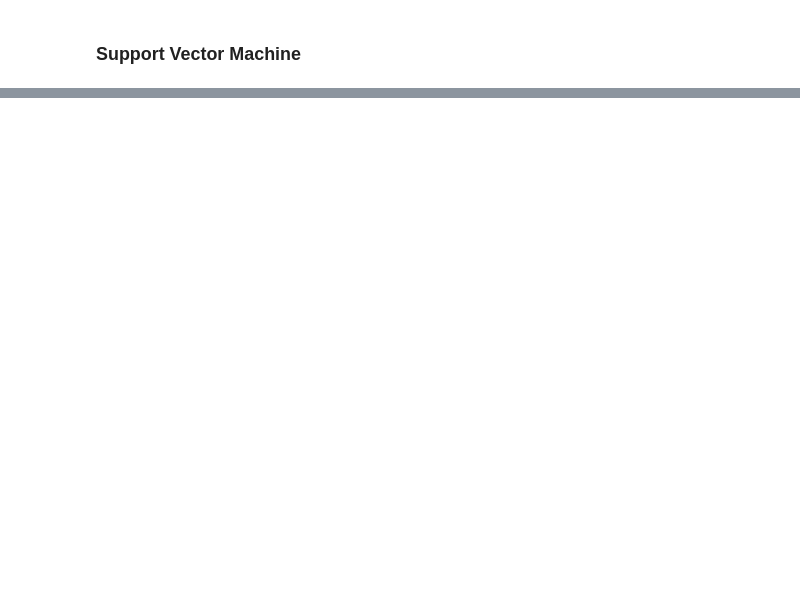
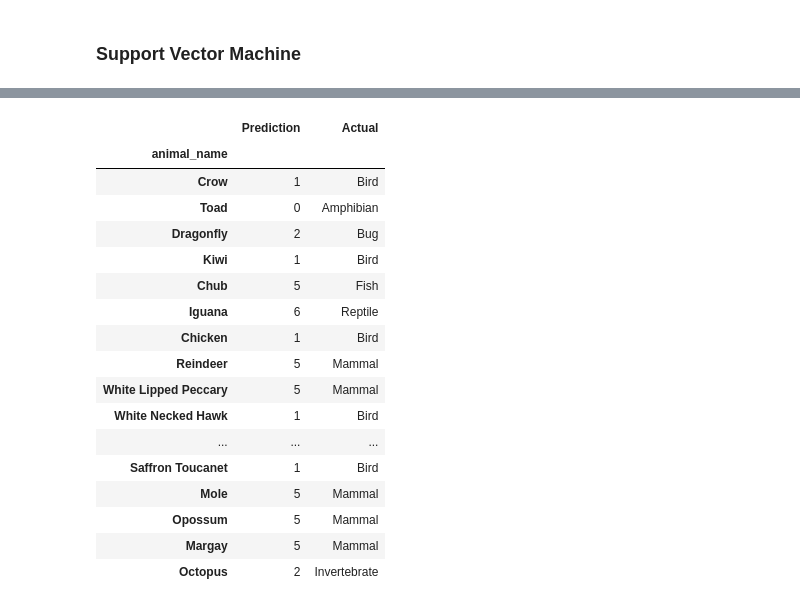
Before and after one commit to rabscuttle/final-project, a Jupyter notebook: Initial.ipynb, the cells around one changed output, grey strips where cells are left out. Cells and saved outputs as stored; diff of their text form; code cells hidden in the pictures; blank space fills up the shorter version.

```diff
--- a/Initial.ipynb
+++ b/Initial.ipynb
@@ -166,0 +443,12 @@ svm_predictions_table.head()
+# %%
+#Add first layer
+from tensorflow.keras.layers import Dense
+nn_model.add(Dense(units=4,activation='relu', input_dim=16))
+# %%
+#Add output layer
+nn_model.add(Dense(units=7, activation='softmax'))
+# %%
+#Compile the model
+nn_model.compile(optimizer='adam',
+              loss='categorical_crossentropy',
+              metrics=['accuracy'])
@@ -166,0 +470,9 @@ svm_predictions_table.head()
+# %%
+# Fit (train) the model
+nn_model.fit(
+    X_train2_scaled,
+    y_train2_categorical,
+    epochs=1000,
+    shuffle=True,
+    verbose=2
+)
@@ -166,0 +541,23 @@ svm_predictions_table.head()
+# %%
+predictions_nn = nn_model.predict_classes(X_test2)
+nn_predictions_table = pd.DataFrame({"Prediction": predictions_nn, "Actual": y_test2})
+nn_predictions_table
+# %% [output]
+|  | Prediction | Actual |
+| animal_name |  |  |
+| Crow | 1 | Bird |
+| Toad | 0 | Amphibian |
+| Dragonfly | 2 | Bug |
+| Kiwi | 1 | Bird |
+| Chub | 5 | Fish |
+| Iguana | 6 | Reptile |
+| Chicken | 1 | Bird |
+| Reindeer | 5 | Mammal |
+| White Lipped Peccary | 5 | Mammal |
+| White Necked Hawk | 1 | Bird |
+| ... | ... | ... |
+| Saffron Toucanet | 1 | Bird |
+| Mole | 5 | Mammal |
+| Opossum | 5 | Mammal |
+| Margay | 5 | Mammal |
+| Octopus | 2 | Invertebrate |
```
Also changed, not shown: parts of 42 cells of this notebook.
